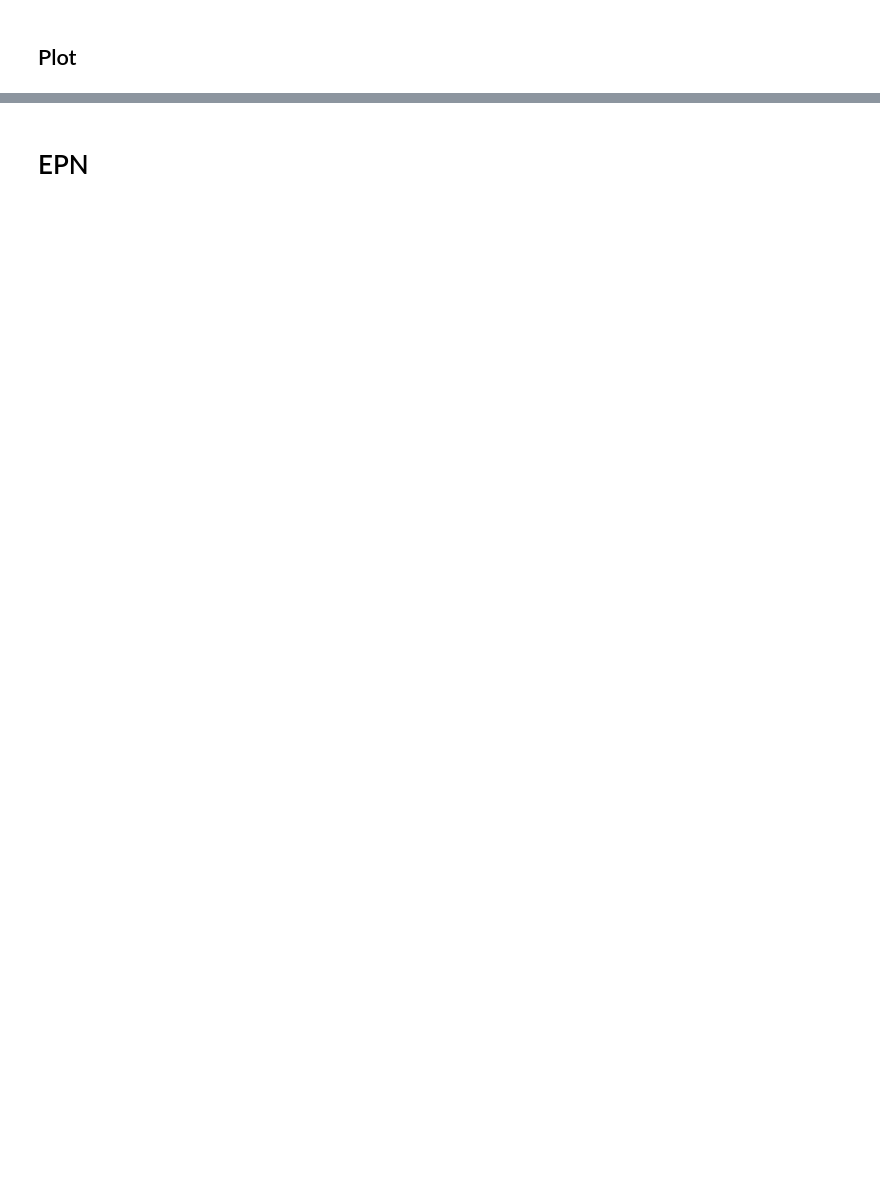
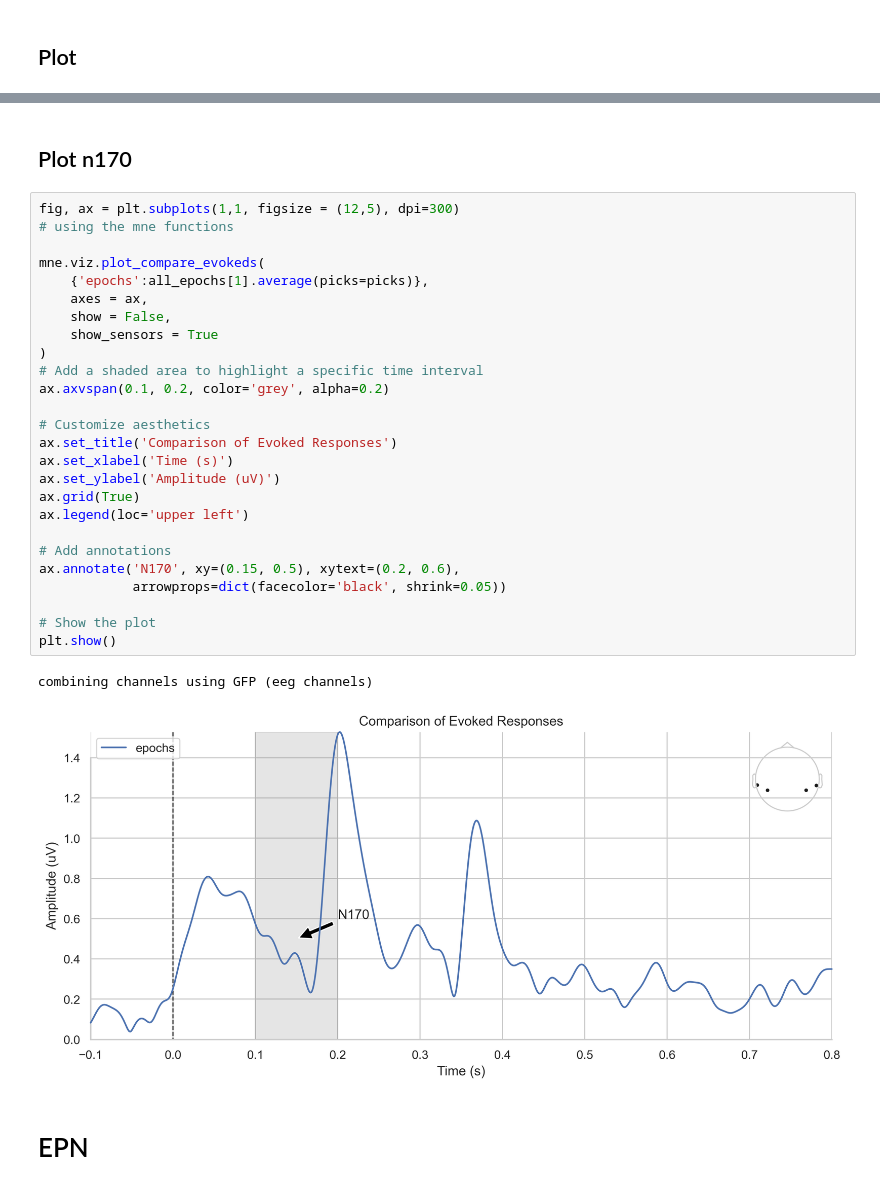
Before and after one commit to LinaWalk13/ore_EEG, a Jupyter notebook: analysis_anova_repeated.ipynb, the cells around one changed output, grey strips where cells are left out. Cells and saved outputs as stored; diff of their text form; blank space fills up the shorter version.

```diff
--- a/analysis_anova_repeated.ipynb
+++ b/analysis_anova_repeated.ipynb
@@ -158,3 +186,34 @@ plt.show()
+# %% [markdown]
+## Plot n170
+# %%
+fig, ax = plt.subplots(1,1, figsize = (12,5), dpi=300)
+# using the mne functions
+
+mne.viz.plot_compare_evokeds(
+    {'epochs':all_epochs[1].average(picks=picks)},
+    axes = ax,
+    show = False,
+    show_sensors = True
+)
+# Add a shaded area to highlight a specific time interval
+ax.axvspan(0.1, 0.2, color='grey', alpha=0.2)
+
+# Customize aesthetics
+ax.set_title('Comparison of Evoked Responses')
+ax.set_xlabel('Time (s)')
+ax.set_ylabel('Amplitude (uV)')
+ax.grid(True)
+ax.legend(loc='upper left')
+
+# Add annotations
+ax.annotate('N170', xy=(0.15, 0.5), xytext=(0.2, 0.6),
+            arrowprops=dict(facecolor='black', shrink=0.05))
+
+# Show the plot
+plt.show()
+# %% [output]
+combining channels using GFP (eeg channels)
+[figure, added]
 # %% [markdown]
 # EPN
 # %%
```
Also changed, not shown: parts of 8 cells of this notebook.
